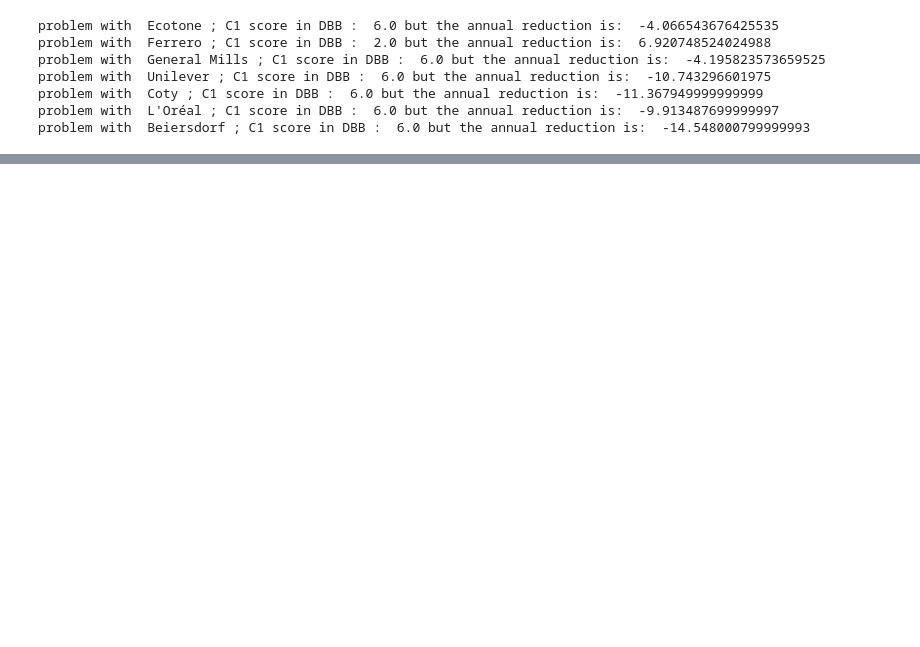
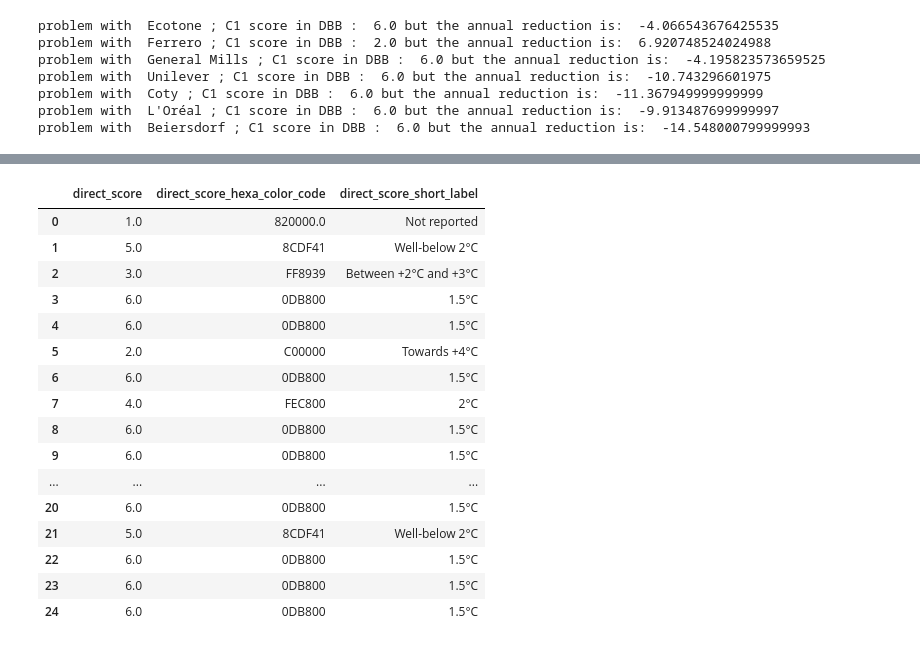
Before and after one commit to dataforgoodfr/batch10_notaclimat, a Jupyter notebook: data_engineering/data_engineering_1.ipynb, the cells around one changed output, grey strips where cells are left out. Drawn from its saved outputs; the diff is of its cells as text; code cells hidden in the pictures; blank space fills up the shorter version.

```diff
--- a/data_engineering/data_engineering_1.ipynb
+++ b/data_engineering/data_engineering_1.ipynb
@@ -235,0 +432,20 @@ problem with  Coty ; C2 score in DBB :  3.0 but the annual reduction is:  0.1000
+# %%
+df_data_viz[["direct_score","direct_score_hexa_color_code","direct_score_short_label"]]
+# %% [output]
+|  | direct_score | direct_score_hexa_color_code | direct_score_short_label |
+| 0 | 1.0 | 820000.0 | Not reported |
+| 1 | 5.0 | 8CDF41 | Well-below 2°C |
+| 2 | 3.0 | FF8939 | Between +2°C and +3°C |
+| 3 | 6.0 | 0DB800 | 1.5°C |
+| 4 | 6.0 | 0DB800 | 1.5°C |
+| 5 | 2.0 | C00000 | Towards +4°C |
+| 6 | 6.0 | 0DB800 | 1.5°C |
+| 7 | 4.0 | FEC800 | 2°C |
+| 8 | 6.0 | 0DB800 | 1.5°C |
+| 9 | 6.0 | 0DB800 | 1.5°C |
+| ... | ... | ... | ... |
+| 20 | 6.0 | 0DB800 | 1.5°C |
+| 21 | 5.0 | 8CDF41 | Well-below 2°C |
+| 22 | 6.0 | 0DB800 | 1.5°C |
+| 23 | 6.0 | 0DB800 | 1.5°C |
+| 24 | 6.0 | 0DB800 | 1.5°C |
```
Also changed, not shown: parts of 36 cells of this notebook.
